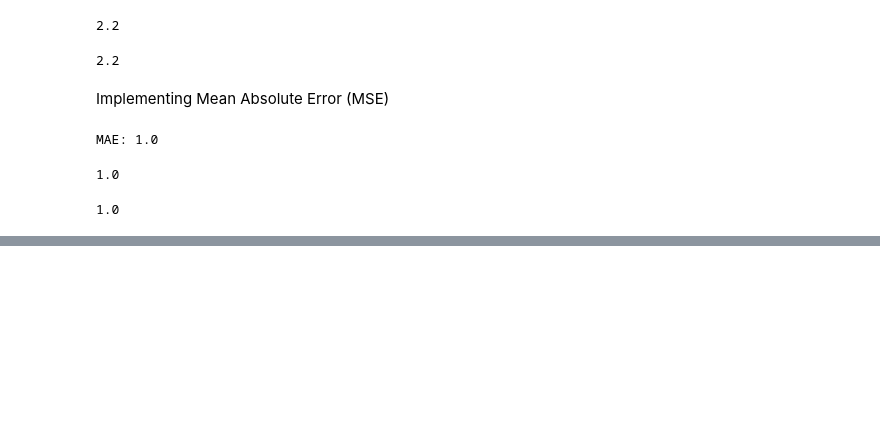
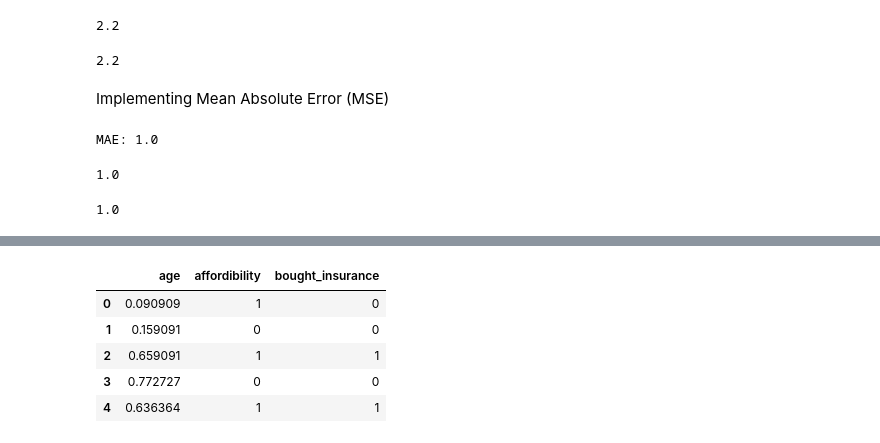
Before and after one commit to youssefekrami919/Neural-Network-From-Scratch, a Jupyter notebook: Code.ipynb, the cells around one changed output, grey strips where cells are left out. Saved outputs shown, nothing was run; the diff lists cells and outputs as text; code cells hidden in the pictures; blank space fills up the shorter version.

```diff
--- a/Code.ipynb
+++ b/Code.ipynb
@@ -48,0 +85,12 @@ print(mae)
+# %%
+scaler = MinMaxScaler(feature_range=(0, 1))  # Apply scaling between 0 and 1 values
+df["age"] = scaler.fit_transform(df[["age"]])
+# %%
+df.head()
+# %% [output]
+|  | age | affordibility | bought_insurance |
+| 0 | 0.090909 | 1 | 0 |
+| 1 | 0.159091 | 0 | 0 |
+| 2 | 0.659091 | 1 | 1 |
+| 3 | 0.772727 | 0 | 0 |
+| 4 | 0.636364 | 1 | 1 |
```
Also changed, not shown: parts of 13 cells of this notebook, 2 other files.
